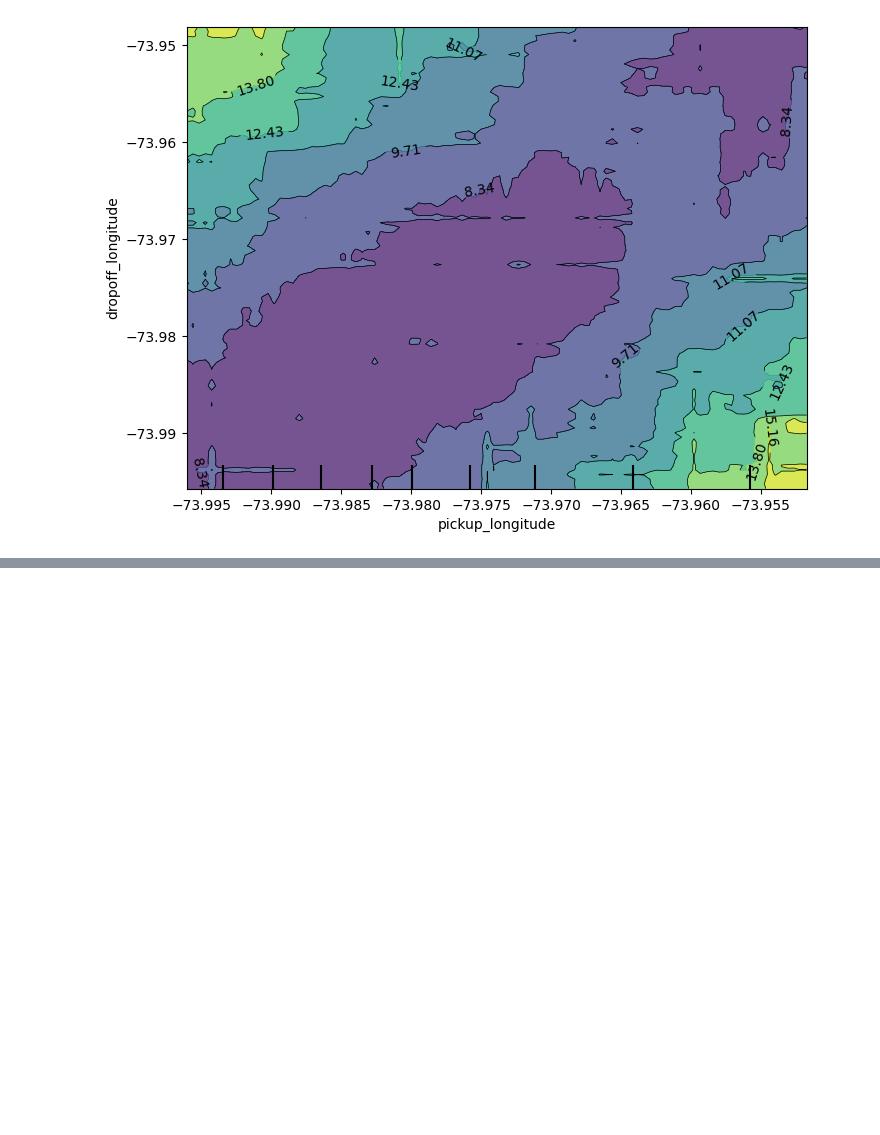
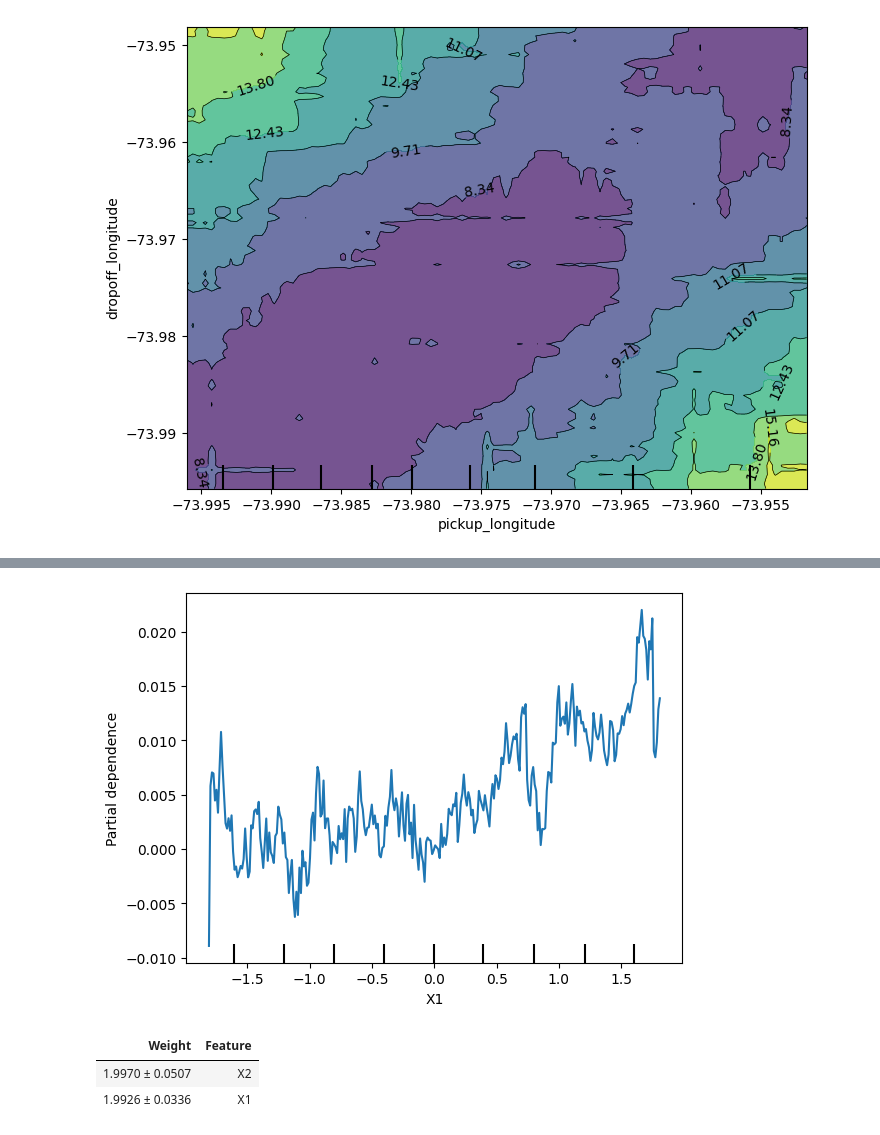
Before and after one commit to Grashch/Kaggle_tasks, a Jupyter notebook: Partial_Plots_hw.ipynb, the cells around one changed output, grey strips where cells are left out. Saved outputs shown, nothing was run; the diff lists cells and outputs as text; code cells hidden in the pictures; blank space fills up the shorter version.

```diff
--- a/Partial_Plots_hw.ipynb
+++ b/Partial_Plots_hw.ipynb
@@ -78,0 +153,32 @@ plt.show()
+# %%
+import eli5
+from eli5.sklearn import PermutationImportance
+
+n_samples = 20000
+
+# Create array holding predictive feature
+X1 = 4 * rand(n_samples) - 2
+X2 = 4 * rand(n_samples) - 2
+# Create y. you should have X1 and X2 in the expression for y
+y = X1 * X2
+
+
+# create dataframe because pdp_isolate expects a dataFrame as an argument
+my_df = pd.DataFrame({'X1': X1, 'X2': X2, 'y': y})
+predictors_df = my_df.drop(['y'], axis=1)
+
+my_model = RandomForestRegressor(n_estimators=30, random_state=1).fit(predictors_df, my_df.y)
+
+
+disp = PartialDependenceDisplay.from_estimator(my_model, predictors_df, ['X1'], grid_resolution=300)
+plt.show()
+
+perm = PermutationImportance(my_model).fit(predictors_df, my_df.y)
+
+# show the weights for the permutation importance you just calculated
+eli5.show_weights(perm, feature_names = ['X1', 'X2'])
+# %% [output]
+[figure, added]
+| Weight | Feature |
+| 1.9970 ± 0.0507 | X2 |
+| 1.9926 ± 0.0336 | X1 |
```
Also changed, not shown: parts of 5 cells of this notebook.
